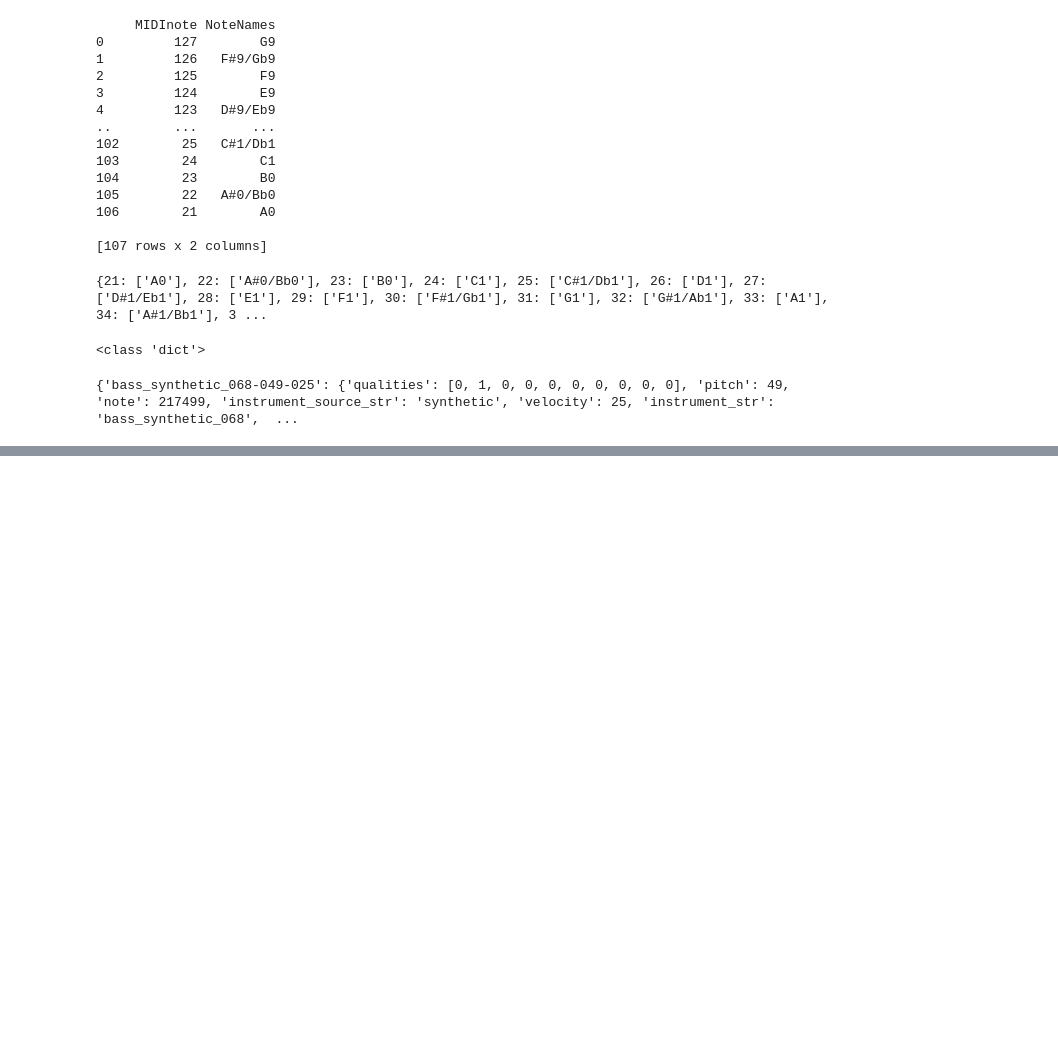
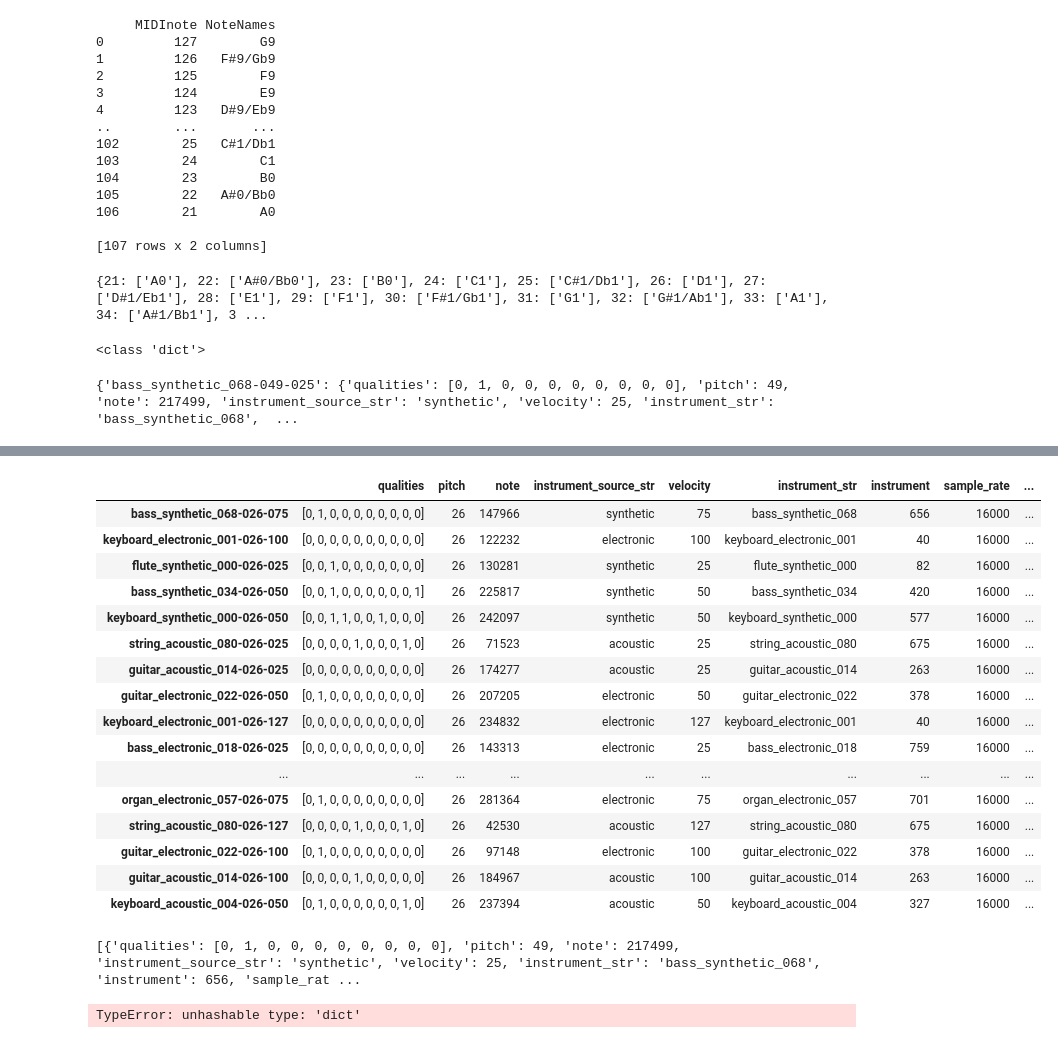
Before and after one commit to AlexisGitHu/AudioClassificationModel, a Jupyter notebook: data/add_name_notes.ipynb, the cells around one changed output, grey strips where cells are left out. Drawn from its saved outputs; the diff is of its cells as text; code cells hidden in the pictures; blank space fills up the shorter version.

```diff
--- a/data/add_name_notes.ipynb
+++ b/data/add_name_notes.ipynb
@@ -52,0 +55,4 @@ with open('../example.json', 'w') as outfile:
+# %%
+df = pd.read_json('examples_note_names.json').transpose()
+hola = df.loc[df['note_name'] == "D1"]
+print(hola)
@@ -52,0 +77,38 @@ with open('../example.json', 'w') as outfile:
+# %%
+hola
+# %% [output]
+|  | qualities | pitch | note | instrument_source_str | velocity | instrument_str | instrument | sample_rate | ... |
+| bass_synthetic_068-026-075 | [0, 1, 0, 0, 0, 0, 0, 0, 0, 0] | 26 | 147966 | synthetic | 75 | bass_synthetic_068 | 656 | 16000 | ... |
+| keyboard_electronic_001-026-100 | [0, 0, 0, 0, 0, 0, 0, 0, 0, 0] | 26 | 122232 | electronic | 100 | keyboard_electronic_001 | 40 | 16000 | ... |
+| flute_synthetic_000-026-025 | [0, 0, 1, 0, 0, 0, 0, 0, 0, 0] | 26 | 130281 | synthetic | 25 | flute_synthetic_000 | 82 | 16000 | ... |
+| bass_synthetic_034-026-050 | [0, 0, 1, 0, 0, 0, 0, 0, 0, 1] | 26 | 225817 | synthetic | 50 | bass_synthetic_034 | 420 | 16000 | ... |
+| keyboard_synthetic_000-026-050 | [0, 0, 1, 1, 0, 0, 1, 0, 0, 0] | 26 | 242097 | synthetic | 50 | keyboard_synthetic_000 | 577 | 16000 | ... |
+| string_acoustic_080-026-025 | [0, 0, 0, 0, 1, 0, 0, 0, 1, 0] | 26 | 71523 | acoustic | 25 | string_acoustic_080 | 675 | 16000 | ... |
+| guitar_acoustic_014-026-025 | [0, 0, 0, 0, 0, 0, 0, 0, 0, 0] | 26 | 174277 | acoustic | 25 | guitar_acoustic_014 | 263 | 16000 | ... |
+| guitar_electronic_022-026-050 | [0, 1, 0, 0, 0, 0, 0, 0, 0, 0] | 26 | 207205 | electronic | 50 | guitar_electronic_022 | 378 | 16000 | ... |
+| keyboard_electronic_001-026-127 | [0, 0, 0, 0, 0, 0, 0, 0, 0, 0] | 26 | 234832 | electronic | 127 | keyboard_electronic_001 | 40 | 16000 | ... |
+| bass_electronic_018-026-025 | [0, 0, 0, 0, 0, 0, 0, 0, 0, 0] | 26 | 143313 | electronic | 25 | bass_electronic_018 | 759 | 16000 | ... |
+| ... | ... | ... | ... | ... | ... | ... | ... | ... | ... |
+| organ_electronic_057-026-075 | [0, 1, 0, 0, 0, 0, 0, 0, 0, 0] | 26 | 281364 | electronic | 75 | organ_electronic_057 | 701 | 16000 | ... |
+| string_acoustic_080-026-127 | [0, 0, 0, 0, 1, 0, 0, 0, 1, 0] | 26 | 42530 | acoustic | 127 | string_acoustic_080 | 675 | 16000 | ... |
+| guitar_electronic_022-026-100 | [0, 1, 0, 0, 0, 0, 0, 0, 0, 0] | 26 | 97148 | electronic | 100 | guitar_electronic_022 | 378 | 16000 | ... |
+| guitar_acoustic_014-026-100 | [0, 0, 0, 0, 1, 0, 0, 0, 0, 0] | 26 | 184967 | acoustic | 100 | guitar_acoustic_014 | 263 | 16000 | ... |
+| keyboard_acoustic_004-026-050 | [0, 1, 0, 0, 0, 0, 0, 0, 1, 0] | 26 | 237394 | acoustic | 50 | keyboard_acoustic_004 | 327 | 16000 | ... |
+# %%
+import json
+data = None
+with open('examples_note_names.json', 'r') as f:
+  data = json.load(f)
+
+# print(data)
+data = [value for value in data.values()]
+print(data)
+dictfilt = lambda x, y: dict([ (i,x[i]) for i in x if i in set(y) ])
+wanted_keys = ("note_str","note_name")
+small_dict = dictfilt(data, wanted_keys)
+
+print(small_dict)
+# [k for k,v in data.items() if v == 'y']
+# %% [output]
+[{'qualities': [0, 1, 0, 0, 0, 0, 0, 0, 0, 0], 'pitch': 49, 'note': 217499, 'instrument_source_str': 'synthetic', 'velocity': 25, 'instrument_str': 'bass_synthetic_068', 'instrument': 656, 'sample_rat ...
+TypeError: unhashable type: 'dict'
```
Also changed, not shown: parts of 2 cells of this notebook, 6 other files.
